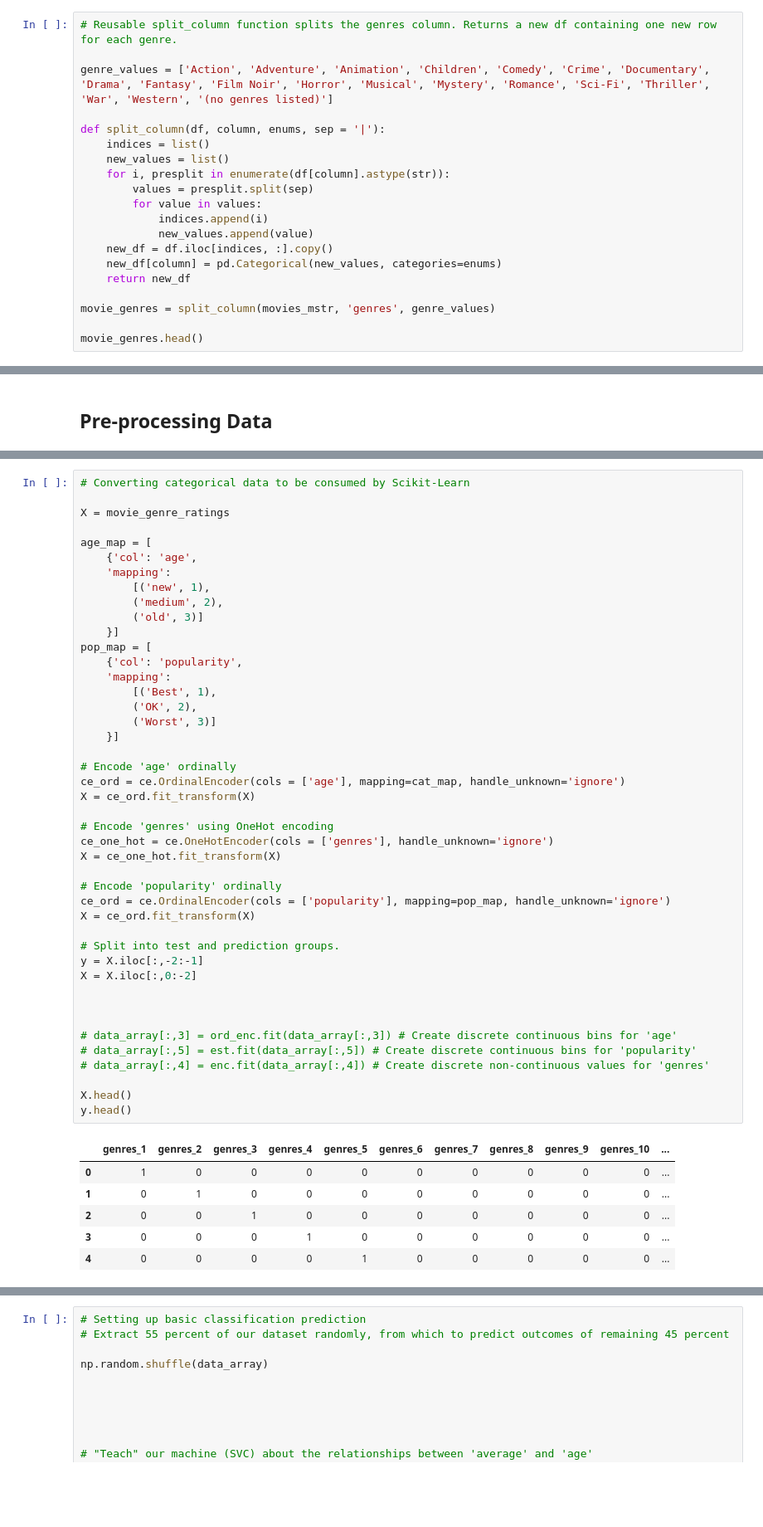
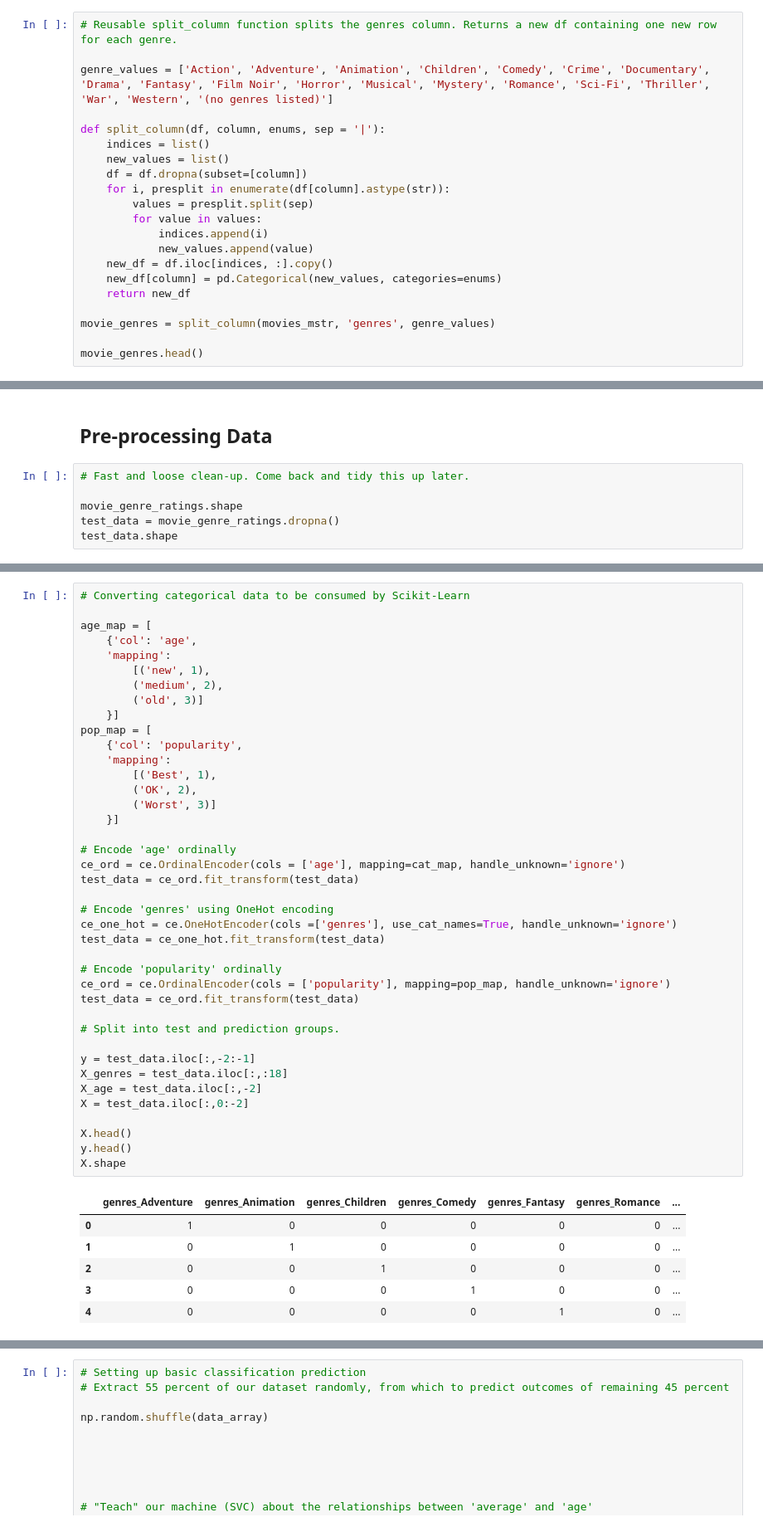
Before and after one commit to michaelegregious/Movie_Ratings, a Jupyter notebook: movie_ratings_by_age.ipynb, the cells around one changed output, grey strips where cells are left out. Shown: that part at 83% size. Drawn from its saved outputs; the diff is of its cells as text; blank space fills up the shorter version.

```diff
--- a/movie_ratings_by_age.ipynb
+++ b/movie_ratings_by_age.ipynb
@@ -50,6 +51,7 @@ genre_values = ['Action', 'Adventure', 'Animation', 'Children', 'Comedy', 'Crime
 def split_column(df, column, enums, sep = '|'):
     indices = list()
     new_values = list()
+    df = df.dropna(subset=[column])
     for i, presplit in enumerate(df[column].astype(str)):
         values = presplit.split(sep)
         for value in values:
@@ -360,3 +362,9 @@ movie_genre_ratings.shape
 (32178, 6)
 # %% [markdown]
 ## Pre-processing Data
+# %%
+# Fast and loose clean-up. Come back and tidy this up later.
+
+movie_genre_ratings.shape
+test_data = movie_genre_ratings.dropna()
+test_data.shape
@@ -363,51 +374,47 @@ movie_genre_ratings.shape
 # %%
 # Converting categorical data to be consumed by Scikit-Learn
-
-X = movie_genre_ratings
 
 age_map = [
     {'col': 'age',
     'mapping':
         [('new', 1),
         ('medium', 2),
         ('old', 3)]
     }]
 pop_map = [
     {'col': 'popularity',
     'mapping':
         [('Best', 1),
         ('OK', 2),
         ('Worst', 3)]
     }]
 
 # Encode 'age' ordinally
 ce_ord = ce.OrdinalEncoder(cols = ['age'], mapping=cat_map, handle_unknown='ignore')
-X = ce_ord.fit_transform(X)
+test_data = ce_ord.fit_transform(test_data)
 
 # Encode 'genres' using OneHot encoding
-ce_one_hot = ce.OneHotEncoder(cols = ['genres'], handle_unknown='ignore')
-X = ce_one_hot.fit_transform(X)
+ce_one_hot = ce.OneHotEncoder(cols =['genres'], use_cat_names=True, handle_unknown='ignore')
+test_data = ce_one_hot.fit_transform(test_data)
 
 # Encode 'popularity' ordinally
 ce_ord = ce.OrdinalEncoder(cols = ['popularity'], mapping=pop_map, handle_unknown='ignore')
-X = ce_ord.fit_transform(X)
+test_data = ce_ord.fit_transform(test_data)
 
 # Split into test and prediction groups.
-y = X.iloc[:,-2:-1]
-X = X.iloc[:,0:-2]
 
-
-
-# data_array[:,3] = ord_enc.fit(data_array[:,3]) # Create discrete continuous bins for 'age'
-# data_array[:,5] = est.fit(data_array[:,5]) # Create discrete continuous bins for 'popularity'
-# data_array[:,4] = enc.fit(data_array[:,4]) # Create discrete non-continuous values for 'genres'
+y = test_data.iloc[:,-2:-1]
+X_genres = test_data.iloc[:,:18]
+X_age = test_data.iloc[:,-2]
+X = test_data.iloc[:,0:-2]
 
 X.head()
 y.head()
+X.shape
 # %% [output]
-|  | genres_1 | genres_2 | genres_3 | genres_4 | genres_5 | genres_6 | genres_7 | genres_8 | genres_9 | genres_10 | ... |
-| 0 | 1 | 0 | 0 | 0 | 0 | 0 | 0 | 0 | 0 | 0 | ... |
-| 1 | 0 | 1 | 0 | 0 | 0 | 0 | 0 | 0 | 0 | 0 | ... |
-| 2 | 0 | 0 | 1 | 0 | 0 | 0 | 0 | 0 | 0 | 0 | ... |
-| 3 | 0 | 0 | 0 | 1 | 0 | 0 | 0 | 0 | 0 | 0 | ... |
-| 4 | 0 | 0 | 0 | 0 | 1 | 0 | 0 | 0 | 0 | 0 | ... |
+|  | genres_Adventure | genres_Animation | genres_Children | genres_Comedy | genres_Fantasy | genres_Romance | ... |
+| 0 | 1 | 0 | 0 | 0 | 0 | 0 | ... |
+| 1 | 0 | 1 | 0 | 0 | 0 | 0 | ... |
+| 2 | 0 | 0 | 1 | 0 | 0 | 0 | ... |
+| 3 | 0 | 0 | 0 | 1 | 0 | 0 | ... |
+| 4 | 0 | 0 | 0 | 0 | 1 | 0 | ... |
```
Also changed, not shown: parts of 5 cells of this notebook.
